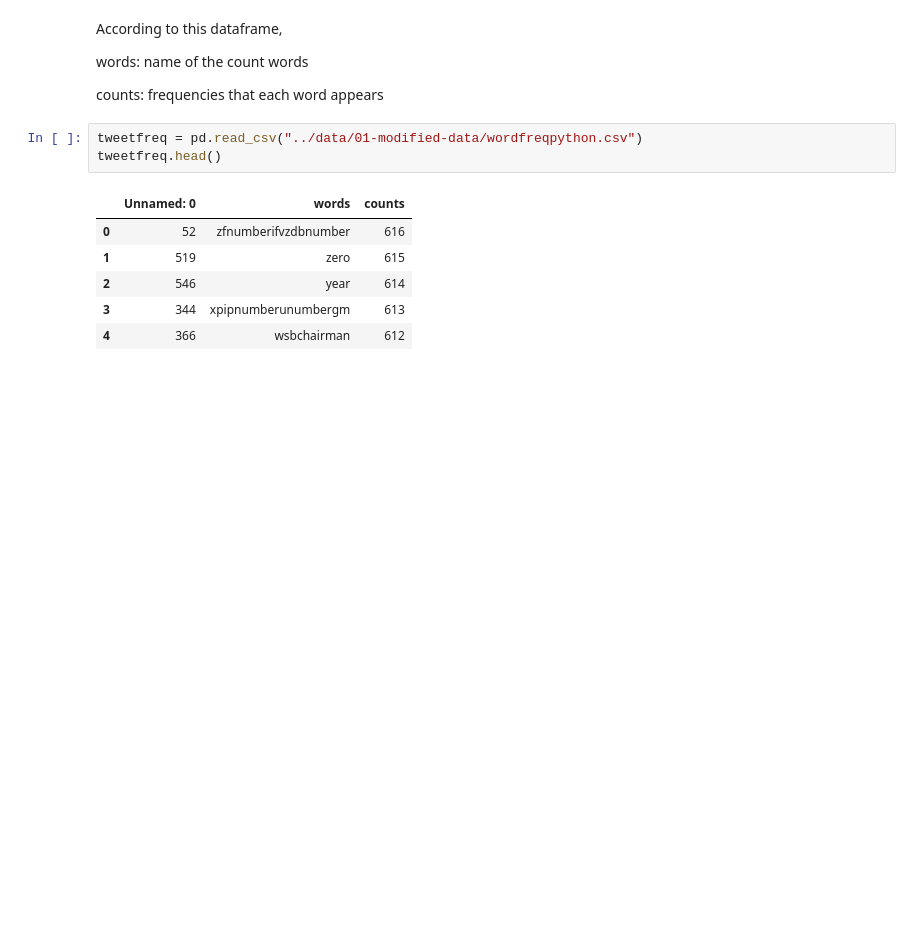
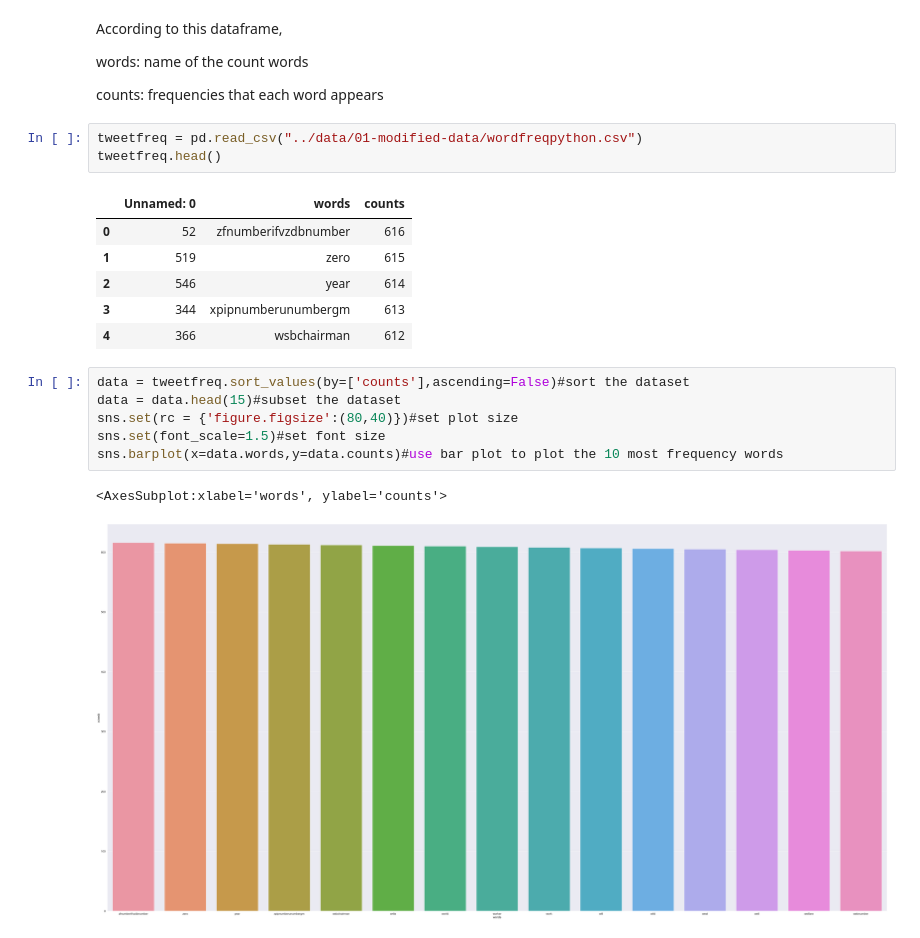
Before and after one commit to anly501/anly-501-project-YilinYang2000, a Jupyter notebook: 501-project-website/codes/data-exploring1.ipynb, the cells around one changed output. Saved outputs shown, nothing was run; the diff lists cells and outputs as text; blank space fills up the shorter version.

```diff
--- a/501-project-website/codes/data-exploring1.ipynb
+++ b/501-project-website/codes/data-exploring1.ipynb
@@ -55,3 +58,12 @@ tweetfreq.head()
 | 2 | 546 | year | 614 |
 | 3 | 344 | xpipnumberunumbergm | 613 |
 | 4 | 366 | wsbchairman | 612 |
+# %%
+data = tweetfreq.sort_values(by=['counts'],ascending=False)#sort the dataset
+data = data.head(15)#subset the dataset
+sns.set(rc = {'figure.figsize':(80,40)})#set plot size
+sns.set(font_scale=1.5)#set font size
+sns.barplot(x=data.words,y=data.counts)#use bar plot to plot the 10 most frequency words
+# %% [output]
+<AxesSubplot:xlabel='words', ylabel='counts'>
+[figure, added]
```
Also changed, not shown: parts of 41 cells of this notebook, 17 other files.
